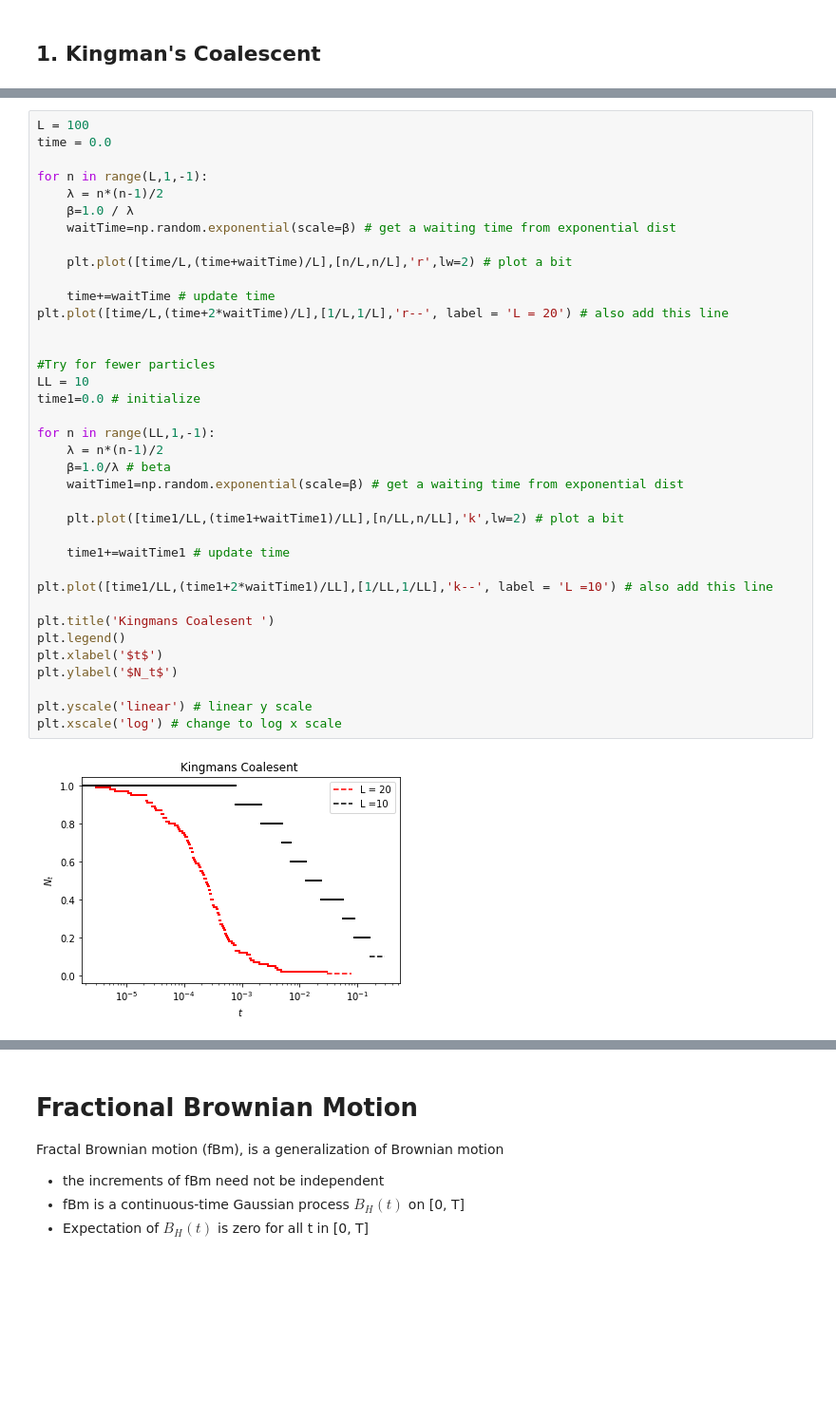
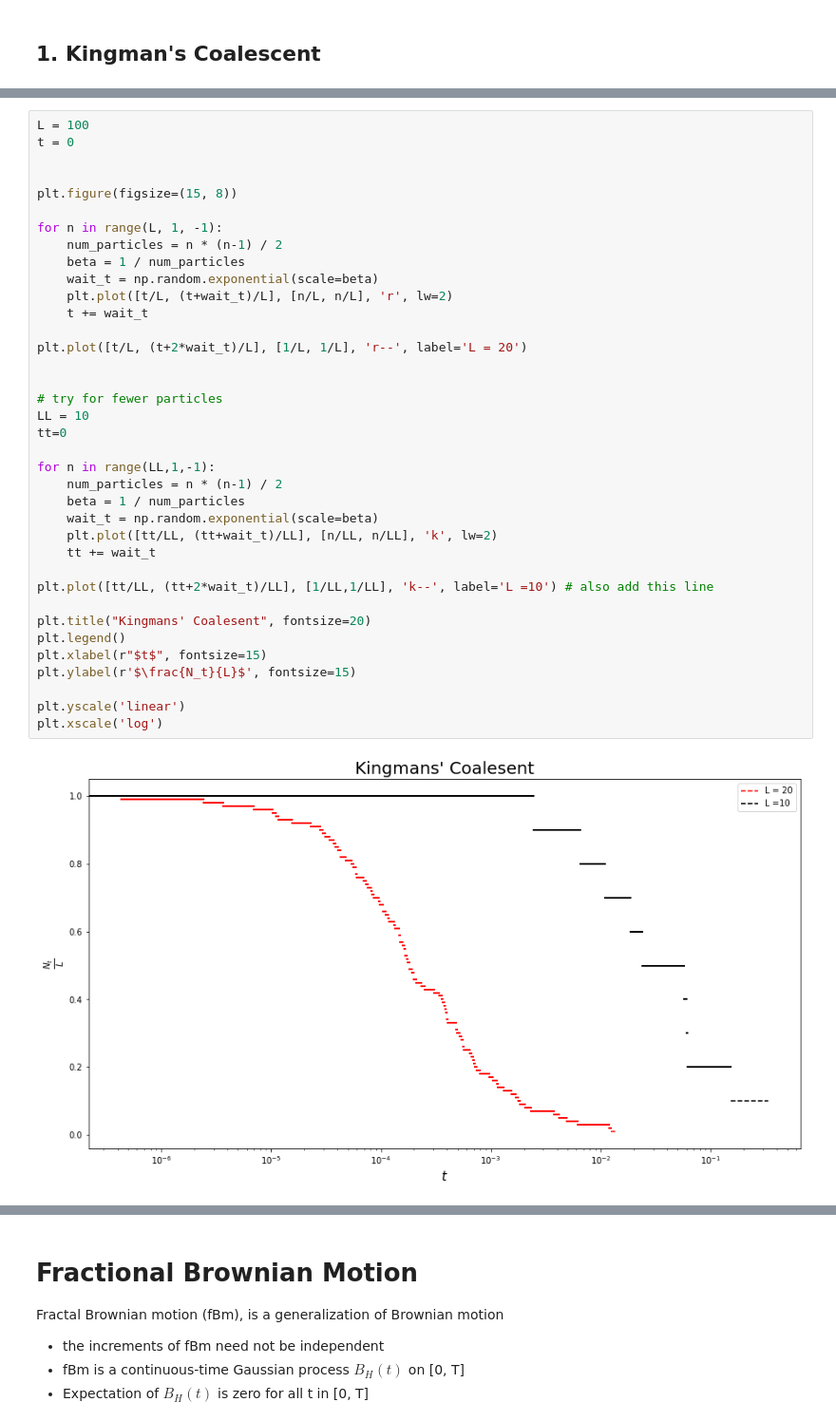
Before and after one commit to YIMINGMA/Stochastic-Modelling-and-Random-Processes, a Jupyter notebook: Notebooks/Support-Class-4.ipynb, the cells around one changed output, grey strips where cells are left out. Shown: that part at 95% size. Drawn from its saved outputs; the diff is of its cells as text; blank space fills up the shorter version.

```diff
--- a/Notebooks/Support-Class-4.ipynb
+++ b/Notebooks/Support-Class-4.ipynb
@@ -23,39 +28,39 @@ import matplotlib.pyplot as plt
 # %%
 L = 100
-time = 0.0
-
-for n in range(L,1,-1):
-    λ = n*(n-1)/2
-    β=1.0 / λ
-    waitTime=np.random.exponential(scale=β) # get a waiting time from exponential dist
-
-    plt.plot([time/L,(time+waitTime)/L],[n/L,n/L],'r',lw=2) # plot a bit
-
-    time+=waitTime # update time
-plt.plot([time/L,(time+2*waitTime)/L],[1/L,1/L],'r--', label = 'L = 20') # also add this line
+t = 0
 
 
-#Try for fewer particles
+plt.figure(figsize=(15, 8))
+
+for n in range(L, 1, -1):
+    num_particles = n * (n-1) / 2
+    beta = 1 / num_particles
+    wait_t = np.random.exponential(scale=beta)
+    plt.plot([t/L, (t+wait_t)/L], [n/L, n/L], 'r', lw=2)
+    t += wait_t
+
+plt.plot([t/L, (t+2*wait_t)/L], [1/L, 1/L], 'r--', label='L = 20')
+
+
+# try for fewer particles
 LL = 10
-time1=0.0 # initialize
+tt=0
 
 for n in range(LL,1,-1):
-    λ = n*(n-1)/2
-    β=1.0/λ # beta
-    waitTime1=np.random.exponential(scale=β) # get a waiting time from exponential dist
+    num_particles = n * (n-1) / 2
+    beta = 1 / num_particles
+    wait_t = np.random.exponential(scale=beta)
+    plt.plot([tt/LL, (tt+wait_t)/LL], [n/LL, n/LL], 'k', lw=2)
+    tt += wait_t
 
-    plt.plot([time1/LL,(time1+waitTime1)/LL],[n/LL,n/LL],'k',lw=2) # plot a bit
+plt.plot([tt/LL, (tt+2*wait_t)/LL], [1/LL,1/LL], 'k--', label='L =10') # also add this line
 
-    time1+=waitTime1 # update time
+plt.title("Kingmans' Coalesent", fontsize=20)
+plt.legend()
+plt.xlabel(r"$t$", fontsize=15)
+plt.ylabel(r'$\frac{N_t}{L}$', fontsize=15)
 
-plt.plot([time1/LL,(time1+2*waitTime1)/LL],[1/LL,1/LL],'k--', label = 'L =10') # also add this line
-
-plt.title('Kingmans Coalesent ')
-plt.legend()
-plt.xlabel('$t$')
-plt.ylabel('$N_t$')
-
-plt.yscale('linear') # linear y scale
-plt.xscale('log') # change to log x scale
+plt.yscale('linear')
+plt.xscale('log')
 # %% [output]
-[figure, old version]
+[figure, new version]
```
Also changed, not shown: parts of 21 cells of this notebook.
